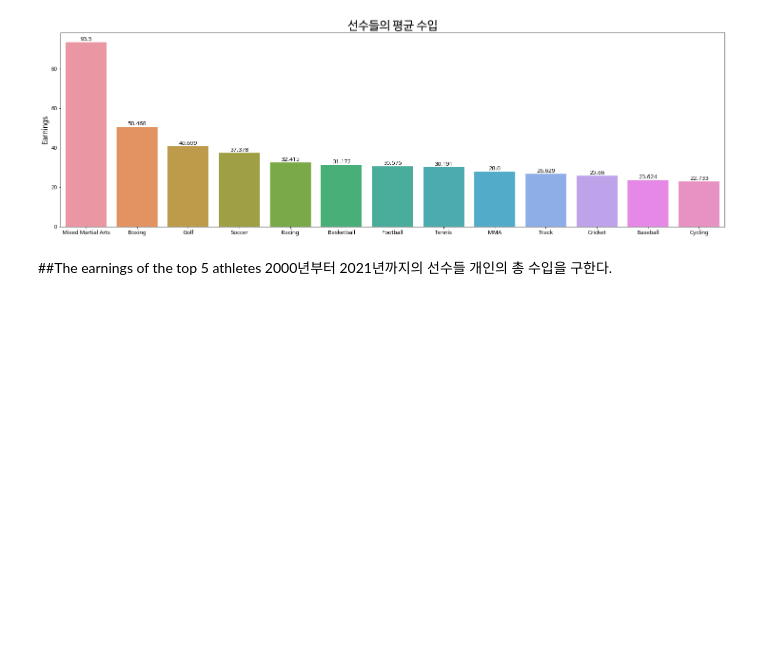
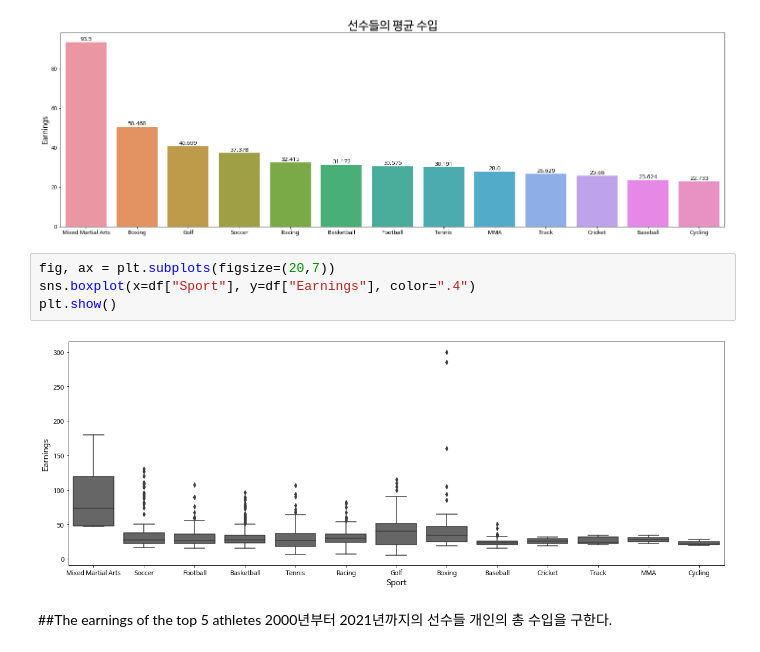
Before and after one commit to gjsin1105/DAP__, a Jupyter notebook: FinalProject.ipynb, the cells around one changed output. Saved outputs shown, nothing was run; the diff lists cells and outputs as text; blank space fills up the shorter version.

```diff
--- a/FinalProject.ipynb
+++ b/FinalProject.ipynb
@@ -115,6 +99,12 @@ plt.grid(False)
 plt.show()
 # %% [output]
 [figure]
+# %%
+fig, ax = plt.subplots(figsize=(20,7))
+sns.boxplot(x=df["Sport"], y=df["Earnings"], color=".4")
+plt.show()
+# %% [output]
+[figure, added]
 # %% [markdown]
 ##The earnings of the top 5 athletes
 2000년부터 2021년까지의 선수들 개인의 총 수입을 구한다.
```
Also changed, not shown: parts of 4 cells of this notebook.
